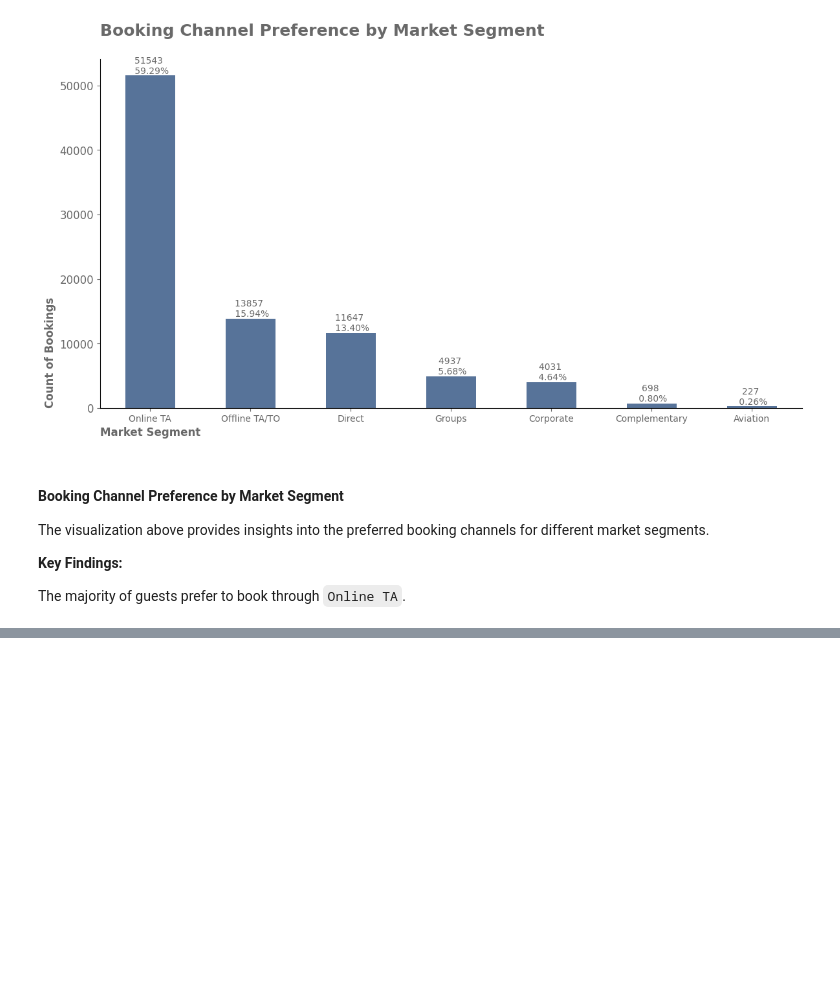
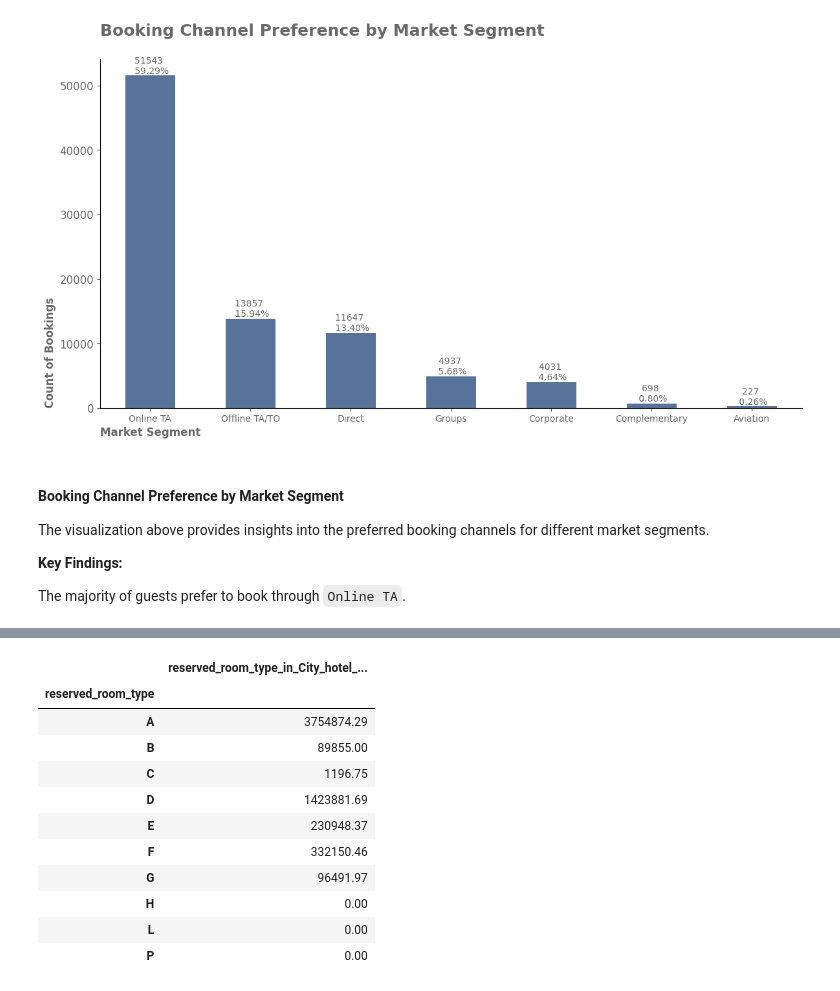
Before and after one commit to AliMSHGH/Hotel-_Bookings_Analysis, a Jupyter notebook: Hotel-_Bookings_Analysis.ipynb, the cells around one changed output, grey strips where cells are left out. Saved outputs shown, nothing was run; the diff lists cells and outputs as text; code cells hidden in the pictures; blank space fills up the shorter version.

```diff
--- a/Hotel-_Bookings_Analysis.ipynb
+++ b/Hotel-_Bookings_Analysis.ipynb
@@ -1191,0 +1213,18 @@ The majority of  guests prefer to book through ``Online TA``.
+# %%
+room_type_City_hotel_profet= City_hotel_09.groupby(['reserved_room_type'],observed=False)\
+    .agg({"adr" :  'sum' })\
+        .rename({"adr": "reserved_room_type_in_City_hotel_profet"}, axis="columns")
+room_type_City_hotel_profet
+# %% [output]
+|  | reserved_room_type_in_City_hotel_... |
+| reserved_room_type |  |
+| A | 3754874.29 |
+| B | 89855.00 |
+| C | 1196.75 |
+| D | 1423881.69 |
+| E | 230948.37 |
+| F | 332150.46 |
+| G | 96491.97 |
+| H | 0.00 |
+| L | 0.00 |
+| P | 0.00 |
```
Also changed, not shown: parts of 14 cells of this notebook.
